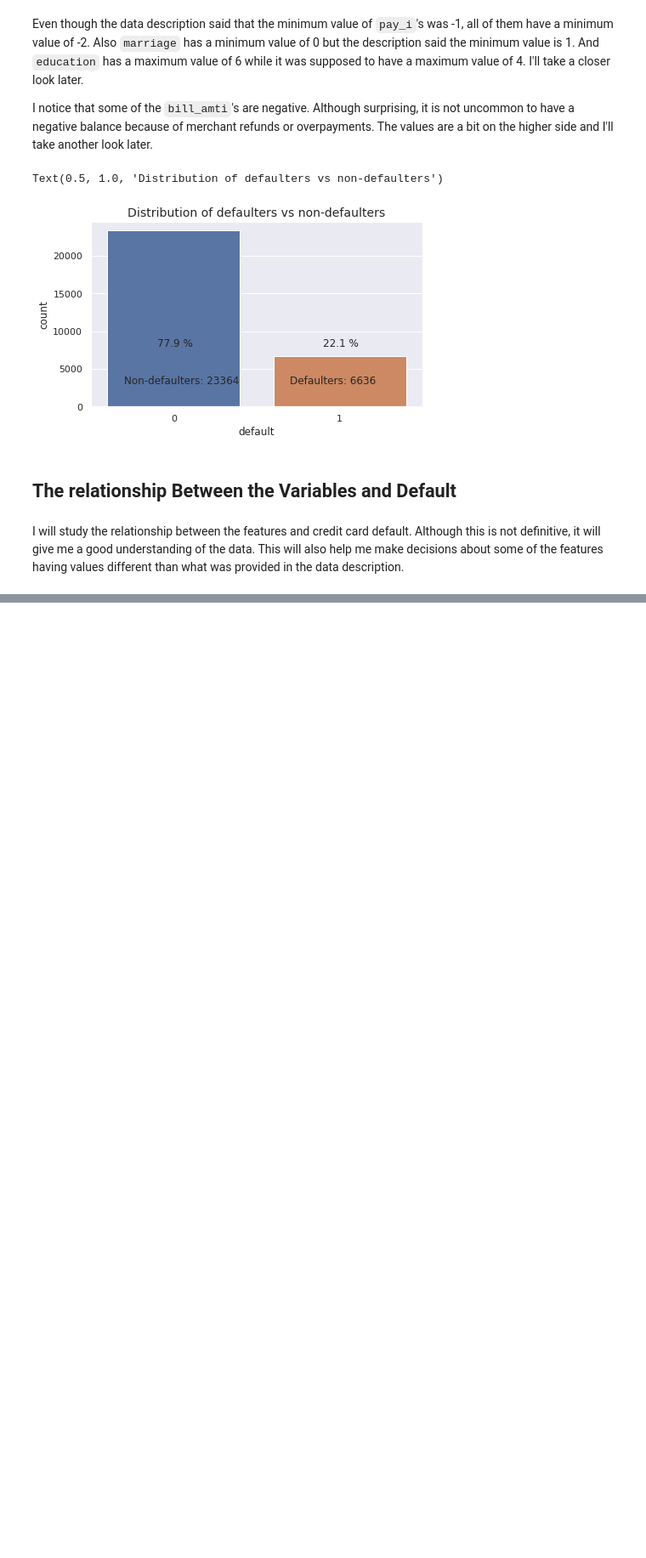
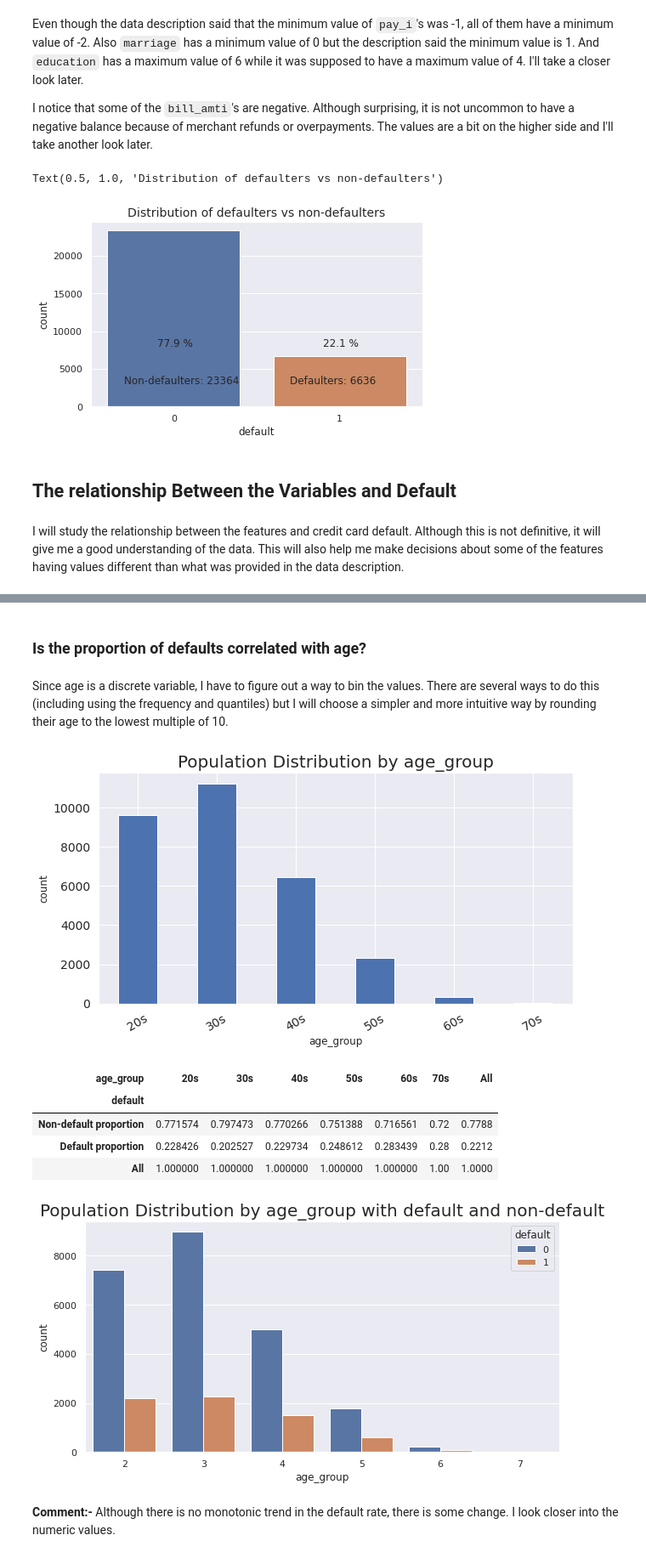
Before and after one commit to KaiwalyaZ/Credit-Card-Default, a Jupyter notebook: Credit_card_default_kaiwalya.ipynb, the cells around one changed output, grey strips where cells are left out. Shown at 85% size. Drawn from its saved outputs; the diff is of its cells as text; code cells hidden in the pictures; blank space fills up the shorter version.

```diff
--- a/Credit_card_default_kaiwalya.ipynb
+++ b/Credit_card_default_kaiwalya.ipynb
@@ -320,0 +355,23 @@ def compare_default_across_features(df, col_name, dict_label={}):
+# %% [markdown]
+### **Is the proportion of defaults correlated with age?**
+# %% [markdown]
+Since age is a discrete variable, I have to figure out a way to bin the values. There are several ways to do this (including using the frequency and quantiles) but I will choose a simpler and more intuitive way by rounding their age to the lowest multiple of 10.
+# %%
+# Creating the age bins
+cc_df['age_group'] = cc_df['age']//10
+age_group_names = [str(i) + '0s' for i in range(2,8)]
+age_dict = dict(zip(range(2,8), age_group_names))
+#cc_df['age_bin'] = pd.cut(X['age'], 6, labels=age_group_names)
+# %%
+age_cross_tab = compare_default_across_features(cc_df, 'age_group', age_dict)
+# %% [output]
+[figure, added]
+| age_group | 20s | 30s | 40s | 50s | 60s | 70s | All |
+| default |  |  |  |  |  |  |  |
+| Non-default proportion | 0.771574 | 0.797473 | 0.770266 | 0.751388 | 0.716561 | 0.72 | 0.7788 |
+| Default proportion | 0.228426 | 0.202527 | 0.229734 | 0.248612 | 0.283439 | 0.28 | 0.2212 |
+| All | 1.000000 | 1.000000 | 1.000000 | 1.000000 | 1.000000 | 1.00 | 1.0000 |
+[figure, added]
+# %% [markdown]
+**Comment:-**
+Although there is no monotonic trend in the default rate, there is some change. I look closer into the numeric values.
```
Also changed, not shown: parts of 14 cells of this notebook.
